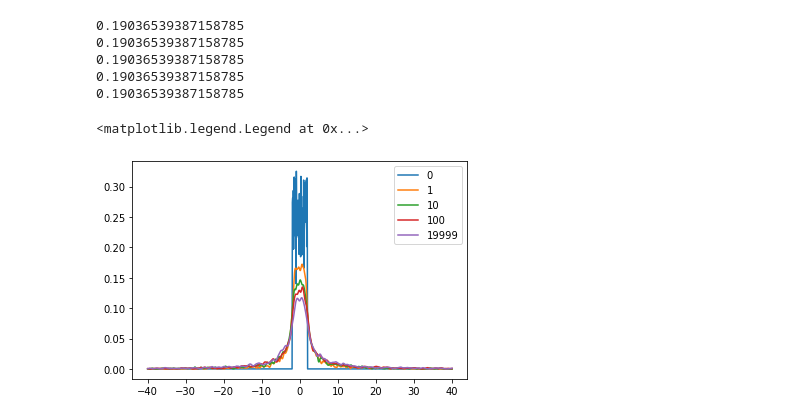
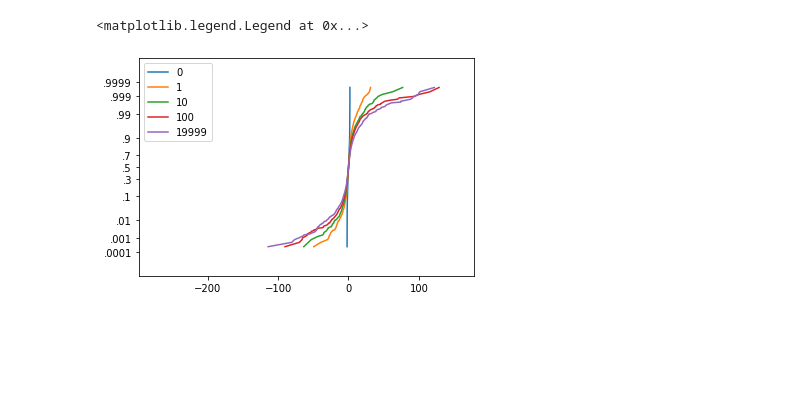
Before and after one commit to akashlevy/RRAM-Relaxation-Master-Model, a Jupyter notebook: 1overf_mc_sim.ipynb, the cells around one changed output. Cells and saved outputs as stored; diff of their text form; code cells hidden in the pictures; blank space fills up the shorter version.

```diff
--- a/1overf_mc_sim.ipynb
+++ b/1overf_mc_sim.ipynb
@@ -28,17 +28,10 @@ plt.show()
-# %%
-from scipy.stats import gaussian_kde
-for i in [0,1,10,100,19999]:
-    kde = gaussian_kde(data[:,i])
-    print(kde.factor)
-    kde.set_bandwidth(kde.factor/20)
-    x = np.linspace(-40, 40, num=1000)
-    plt.plot(x, kde.pdf(x), label=i)
-plt.legend()
-# %% [output]
-0.19036539387158785
-0.19036539387158785
-0.19036539387158785
-0.19036539387158785
-0.19036539387158785
-<matplotlib.legend.Legend at 0x...>
-[figure, removed]
+# %%
+import ppf2
+for i in [0,1,10,100,19999]:
+    x = data[:,i] - 0 *(3*np.log10(i) if i != 0 else 0)
+    plt.plot(np.sort(x), np.linspace(0, 1, len(x)), label=i)
+plt.gca().set_yscale('ppf')
+plt.legend()
+# %% [output]
+<matplotlib.legend.Legend at 0x...>
+[figure, added]
```
Also changed, not shown: parts of 2 cells of this notebook.
